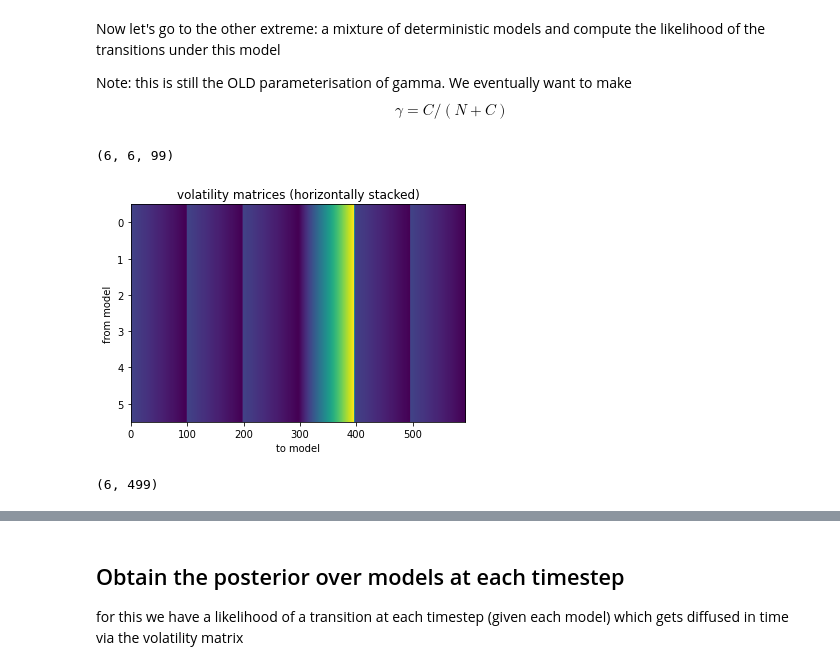
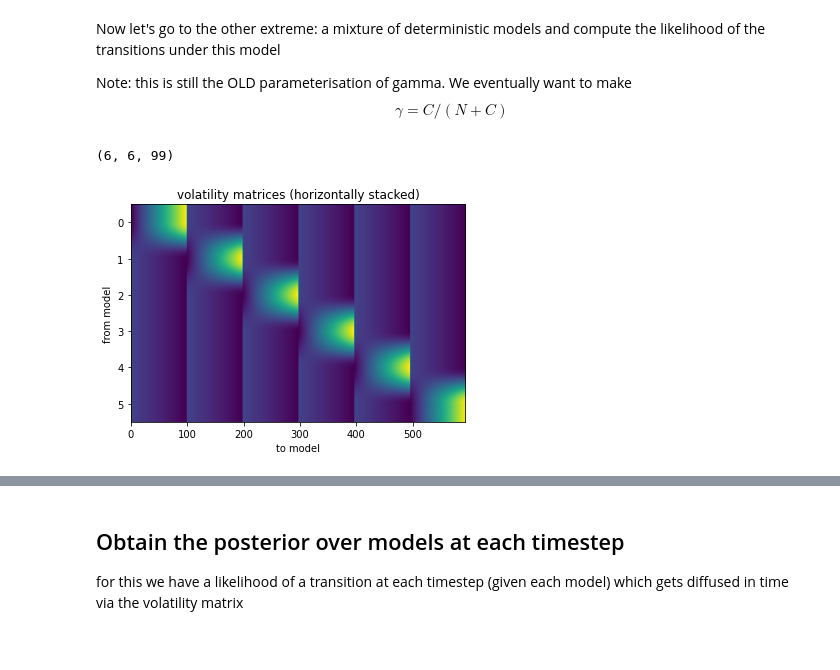
Before and after one commit to santiago-herce-castanon/MGM_simulations, a Jupyter notebook: MGM_Learning_tradeoff.ipynb, the cells around one changed output, grey strips where cells are left out. Cells and saved outputs as stored; diff of their text form; code cells hidden in the pictures.

```diff
--- a/MGM_Learning_tradeoff.ipynb
+++ b/MGM_Learning_tradeoff.ipynb
@@ -180,54 +193,53 @@ We eventually want to make $$ \gamma = C/(N+C) $$
 # %%
 # define the levels of volatility
 n_gamm = 99
 gammas = np.linspace(0,1,n_gamm)
 gammas_3d = np.reshape(gammas,[1,1,n_gamm])
 #gammas_6d = np.reshape(gammas,[1,1,1,1,1,n_gamm])
 #print(gammas.shape)
 
 # here the volaitility is seen as a diagonal matrix
-#vol_I = np.reshape(np.identity(6),[6,6,1])
+vol_I = np.reshape(np.identity(6),[6,6,1])
 
 # we can also see the volaitlity as a rank1 matrix, where model 4 is the most likely model
-vol_I = np.reshape(np.zeros([6,6]),[6,6,1])
-vol_I[:,3] = 1
+#vol_I = np.reshape(np.zeros([6,6]),[6,6,1])
+#vol_I[:,3] = 1
 
 
 # a matrix of ones (used for substracting the gamma part)
 vol_E = np.reshape(np.ones([6,6]),[6,6,1])
 
 vol_mat = gammas_3d*vol_I + ((1-gammas_3d)/5)*(vol_E-vol_I)
 #print(vol_mat)
 print(vol_mat.shape)
 
 vol_mat_slice = vol_mat[:,:,70]
 vol_mat_2d = np.reshape(vol_mat,[6,6*99])
 
 plt.imshow(vol_mat_2d,aspect='auto',cmap='viridis')
 plt.title('volatility matrices (horizontally stacked)')
 plt.xlabel('to model')
 plt.ylabel('from model')
 plt.show()
 # %% [output]
 (6, 6, 99)
-[figure, old version]
+[figure, new version]
 # %%
 # retrieve the likelihood under all deterministic models
-like_tr_m_det = like_tr_m[:,:,-1]
-print(like_tr_m_det.shape)
+like_tr_m_det = like_tr_m[:,:,:,-1]
+#print(like_tr_m_det.shape)
 
 # now get the diffused likelihood
 # (i.e. the likelihood after being passed through the volatility matrix)
-like_tr_t0 = np.reshape(like_tr_m_det[:,:-1],[6,1,num_t-2,1])
-like_tr_t1 = np.reshape(like_tr_m_det[:,1:],[1,6,num_t-2,1])
+like_tr_t0 = np.reshape(like_tr_m_det[:,:-1,:],[6,1,num_t-2,num_seqs,1,1])
+like_tr_t1 = np.reshape(like_tr_m_det[:,1:,:],[1,6,num_t-2,num_seqs,1,1])
 
 # print(like_tr_m_det.shape)
 # print(like_tr_t0.shape)
 # print(like_tr_t1.shape)
-vol_mat_4d = np.reshape(vol_mat,[6,6,1,n_gamm])
+vol_mat_6d = np.reshape(vol_mat,[6,6,1,1,1,n_gamm])
 joint_tr_tr = like_tr_t0*like_tr_t1
-
-like_tr_m_swi = vol_mat_4d*joint_tr_tr
+like_tr_m_swi = vol_mat_6d*joint_tr_tr
 
 max_like_switch = np.max(like_tr_m_swi,0)
 #print(max_like_switch.shape)
@@ -236,5 +248,3 @@ max_like_switch = np.max(max_like_switch,0)
 log_maxlike = np.log(max_like_switch)
 sum_log_maxlike = np.nansum(log_maxlike,0)
 #print(sum_log_maxlike)
-# %% [output]
-(6, 499)
```
Also changed, not shown: parts of 17 cells of this notebook.
